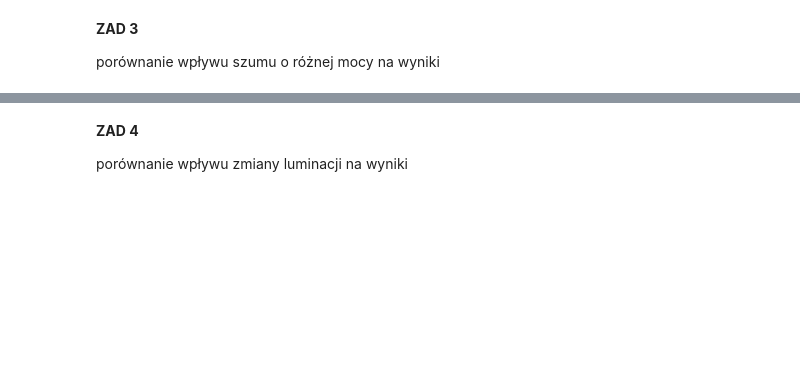
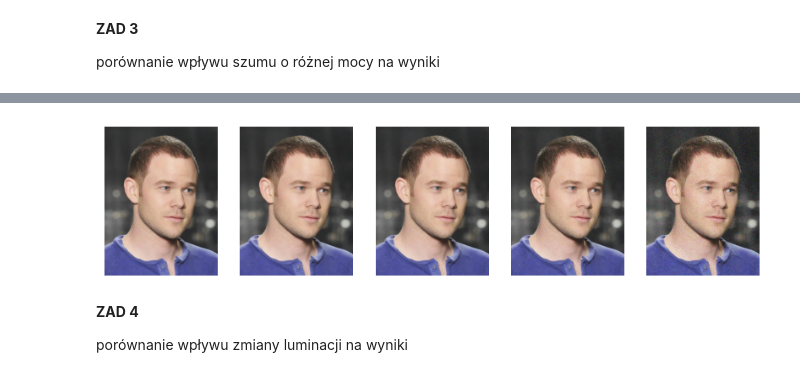
Before and after one commit to Dund33/face-api, a Jupyter notebook: tools/experiments.ipynb, the cells around one changed output, grey strips where cells are left out. Saved outputs shown, nothing was run; the diff lists cells and outputs as text; code cells hidden in the pictures; blank space fills up the shorter version.

```diff
--- a/tools/experiments.ipynb
+++ b/tools/experiments.ipynb
@@ -143,29 +263,42 @@ TR_noise = base_dict.copy()  # True reject
 # %%
-for id, images in train_check.items():
+for person_id, images in tqdm.tqdm(list(train_check.items())[:20]):
+    F = 0
 
-    images = [add_gaussian_noise_psnr(i) for i in images]
+    noisy_images = add_gaussian_noise_psnr(images[0])
 
-    for imgs in images:
-        for k, img in imgs.items():
-            r = await login_user(img, id)
+    for k , img in noisy_images.items():
+        r = await login_user_image(img, person_id, str(images[0]) + str(k))
+        if r.status_code == 200:
             s = r.json().get('success')
             if s is not None:
                 if s:
                     TA_noise[k] += 1
                 else:
                     FR_noise[k] += 1
+                    F += 1
+        else:
+            FR_noise[k] += 1
+            F += 1
 
+        other_id = random.choice(ids)
+        while other_id == person_id:
             other_id = random.choice(ids)
-            while other_id == id:
-                other_id = random.choice(ids)
 
-            r = await login_user(img, other_id)
+        r = await login_user_image(img, other_id, str(images[0]) + str(k))
+        if r.status_code == 200:
             s = r.json().get('success')
             if s is not None:
                 if s:
                     FA_noise[k] += 1
+                    F += 1
                 else:
                     TR_noise[k] += 1
+        else:
+            TR_noise[k] += 1
+
+    if F > max_F:
+        max_F = F
+        images_to_show = noisy_images
 # %% [markdown]
 **ZAD 3**
 
@@ -176,3 +329,19 @@ for k in base_dict.keys():
+# %%
+if images_to_show is not None:
+
+    fig, axes = plt.subplots(1,5, figsize=(10,5))
+
+    for image, ax in zip(images_to_show.values(), axes):
+
+        nparr = np.frombuffer(image, np.uint8)
+        img = cv2.imdecode(nparr, cv2.IMREAD_COLOR)
+        img_rgb = cv2.cvtColor(img, cv2.COLOR_BGR2RGB)
+        ax.imshow(img_rgb)
+        ax.axis('off')
+
+    plt.show()
+# %% [output]
+[figure, added]
 # %%
 def change_luminance(img_path):
     img = cv2.imread(img_path)
```
Also changed, not shown: parts of 35 cells of this notebook, 1 other file.
